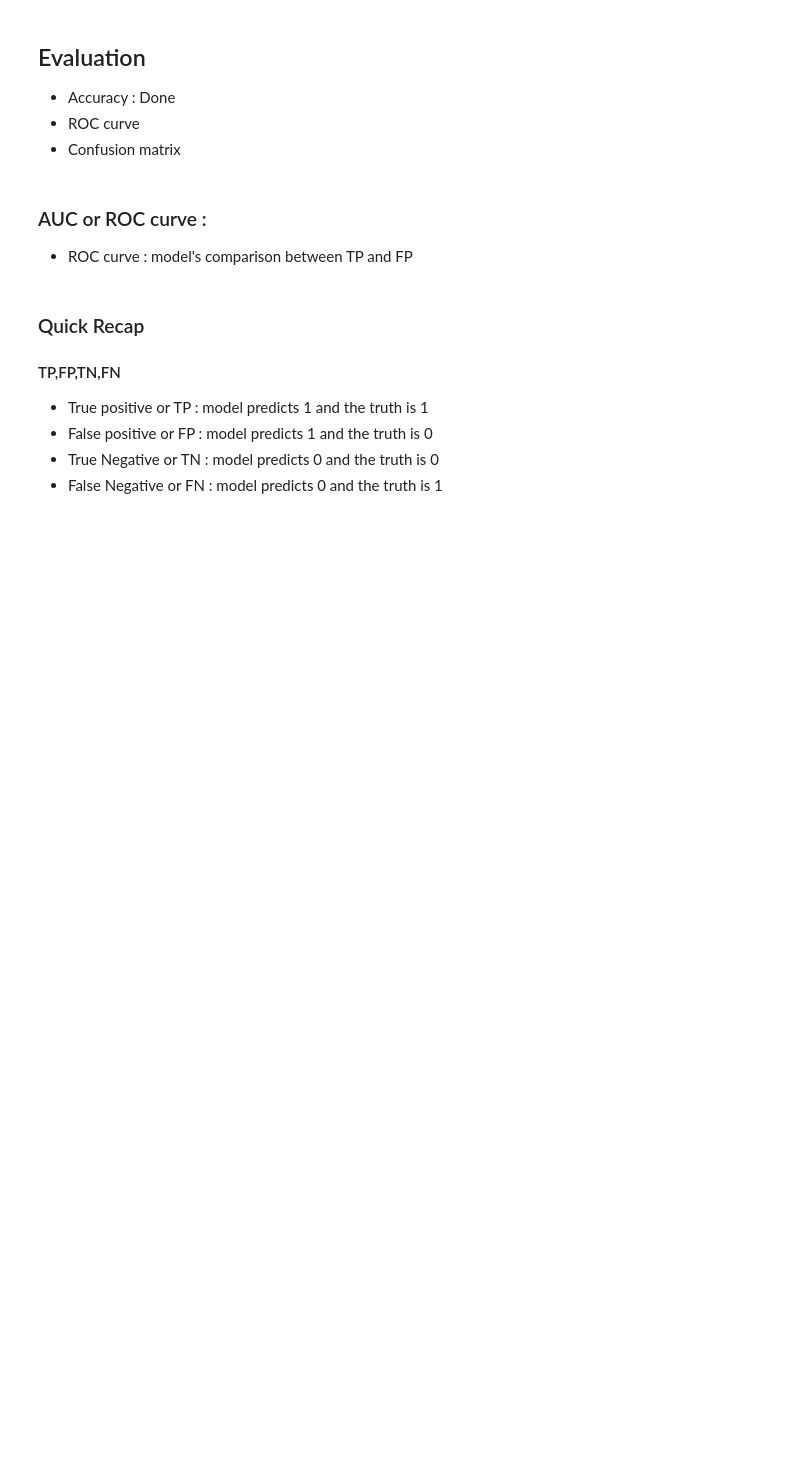
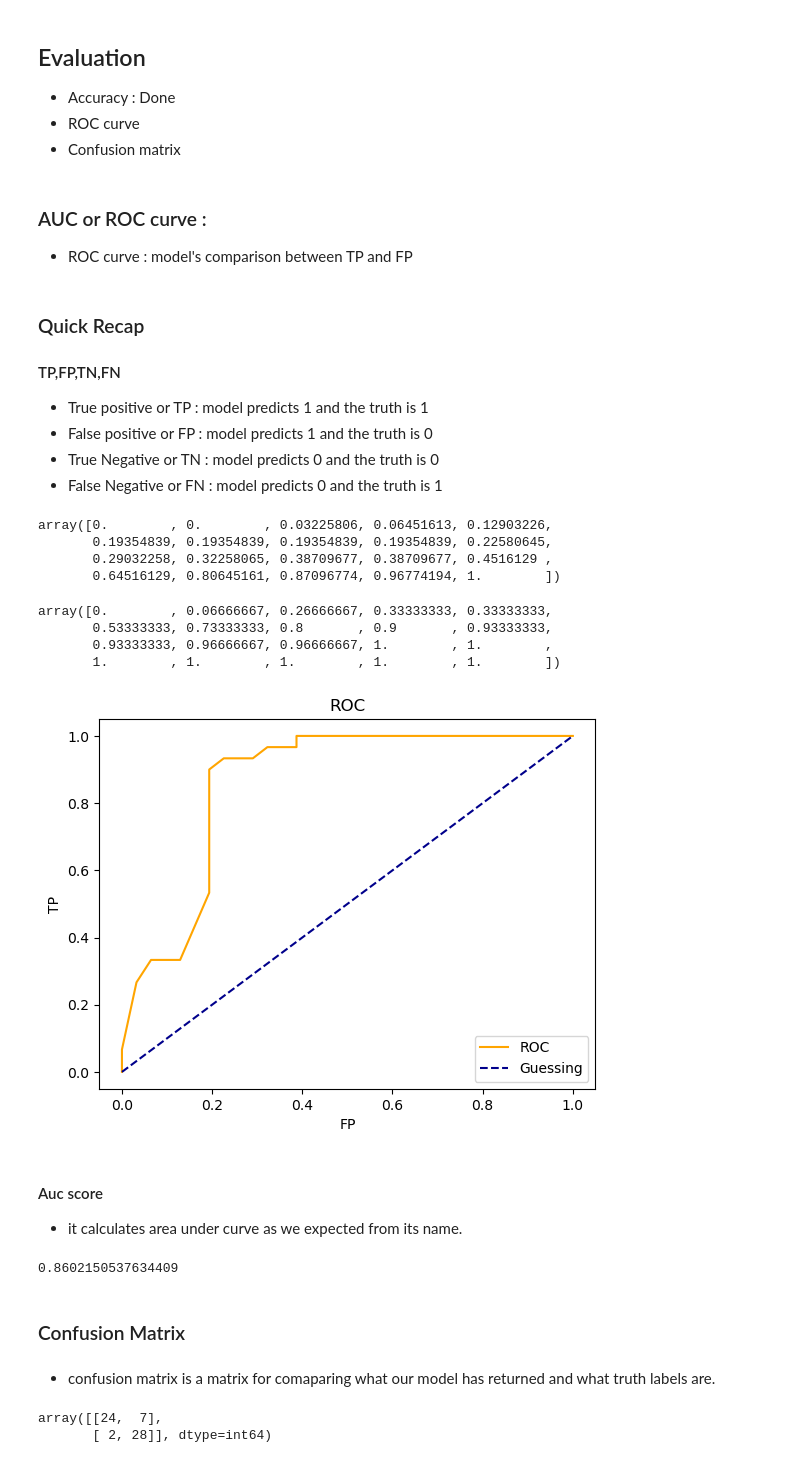
Before and after one commit to AmirMohammadKomijani/Heart_Disease_DataScience, a Jupyter notebook: Heart_Disease_classification.ipynb, the cells around one changed output. Drawn from its saved outputs; the diff is of its cells as text; code cells hidden in the pictures; blank space fills up the shorter version.

Commit message:
Confusion matrix

```diff
--- a/Heart_Disease_classification.ipynb
+++ b/Heart_Disease_classification.ipynb
@@ -231,7 +231,7 @@ array([0, 1, 0, 1, 0], dtype=int64)
 # %% [markdown]
 * `predict proba` : predicting probabilities of each class for input
 # %%
-y_probs = clf.predict_proba(x_test)[:5]
+y_probs = clf.predict_proba(x_test)
 y_probs
 # %% [output]
 array([[0.7 , 0.3 ],
@@ -256,3 +268,50 @@ array([[0.7 , 0.3 ],
 * False Negative or FN : model predicts 0 and the truth is 1
 # %%
 from sklearn.metrics import roc_curve
+
+
+y_probs_positive = y_probs[:,1] ## positivie lables
+fp,tp,thresholds = roc_curve(y_test,y_probs_positive)
+# %%
+fp
+# %% [output]
+array([0.        , 0.        , 0.03225806, 0.06451613, 0.12903226,
+       0.19354839, 0.19354839, 0.19354839, 0.19354839, 0.22580645,
+       0.29032258, 0.32258065, 0.38709677, 0.38709677, 0.4516129 ,
+       0.64516129, 0.80645161, 0.87096774, 0.96774194, 1.        ])
+# %%
+tp
+# %% [output]
+array([0.        , 0.06666667, 0.26666667, 0.33333333, 0.33333333,
+       0.53333333, 0.73333333, 0.8       , 0.9       , 0.93333333,
+       0.93333333, 0.96666667, 0.96666667, 1.        , 1.        ,
+       1.        , 1.        , 1.        , 1.        , 1.        ])
+# %%
+import matplotlib.pyplot as plt
+
+def plot_roc(fp,tp):
+    plt.plot(fp,tp,color='orange',label='ROC')
+    plt.plot([0,1],[0,1],color='darkblue',linestyle = '--',label='Guessing')
+
+    plt.xlabel('FP')
+    plt.ylabel('TP')
+    plt.title('ROC')
+    plt.legend()
+    plt.show()
+
+plot_roc(fp,tp)
+# %% [output]
+[figure, added]
+# %% [markdown]
+#### Auc score
+* it calculates area under curve as we expected from its name.
+# %%
+from sklearn.metrics import roc_auc_score
+
+roc_auc_score(y_test,y_probs_positive)
+# %% [output]
+0.8602150537634409
+# %% [markdown]
+### Confusion Matrix
+# %% [markdown]
+* confusion matrix is a matrix for comaparing what our model has returned and what truth labels are.
@@ -258,0 +320,9 @@ from sklearn.metrics import roc_curve
+# %%
+from sklearn.metrics import confusion_matrix
+confusion_matrix(
+    y_test,
+    y_preds
+)
+# %% [output]
+array([[24,  7],
+       [ 2, 28]], dtype=int64)
```
Also changed, not shown: parts of 5 cells of this notebook.
